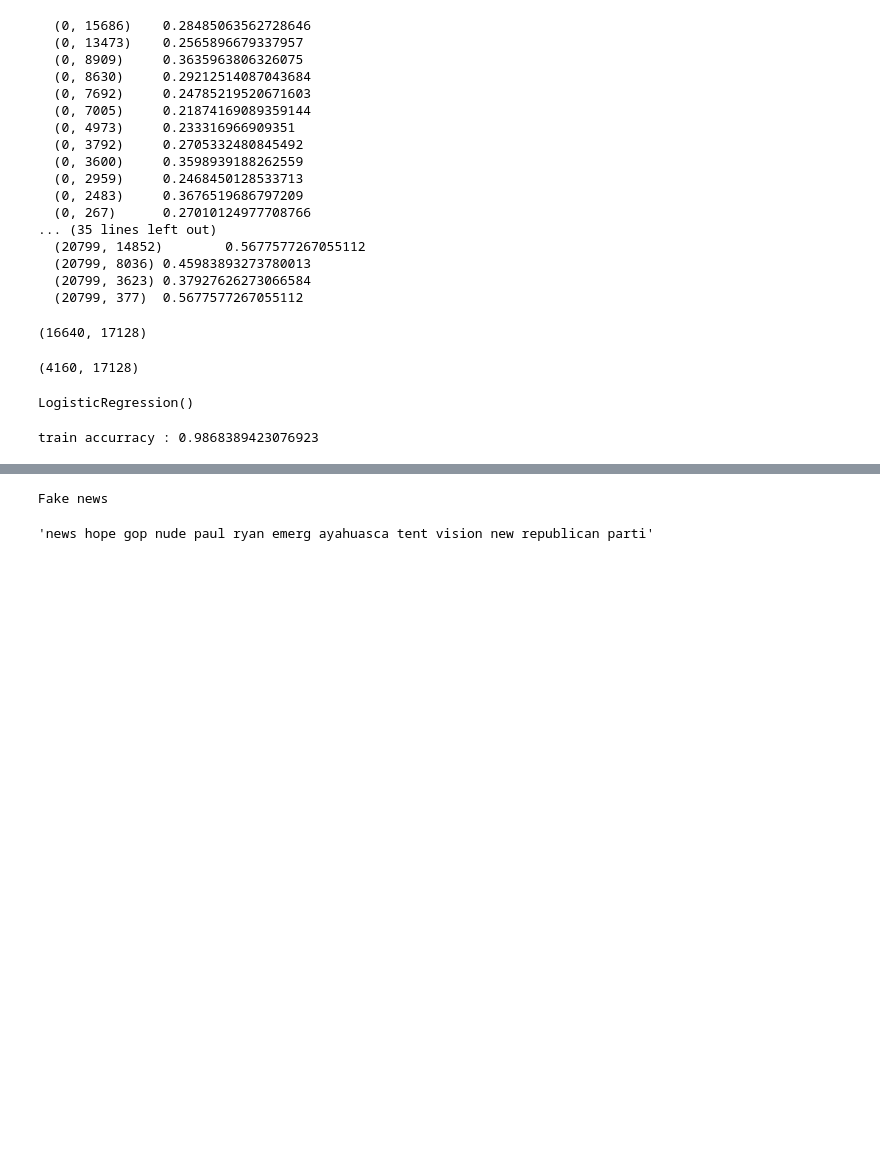
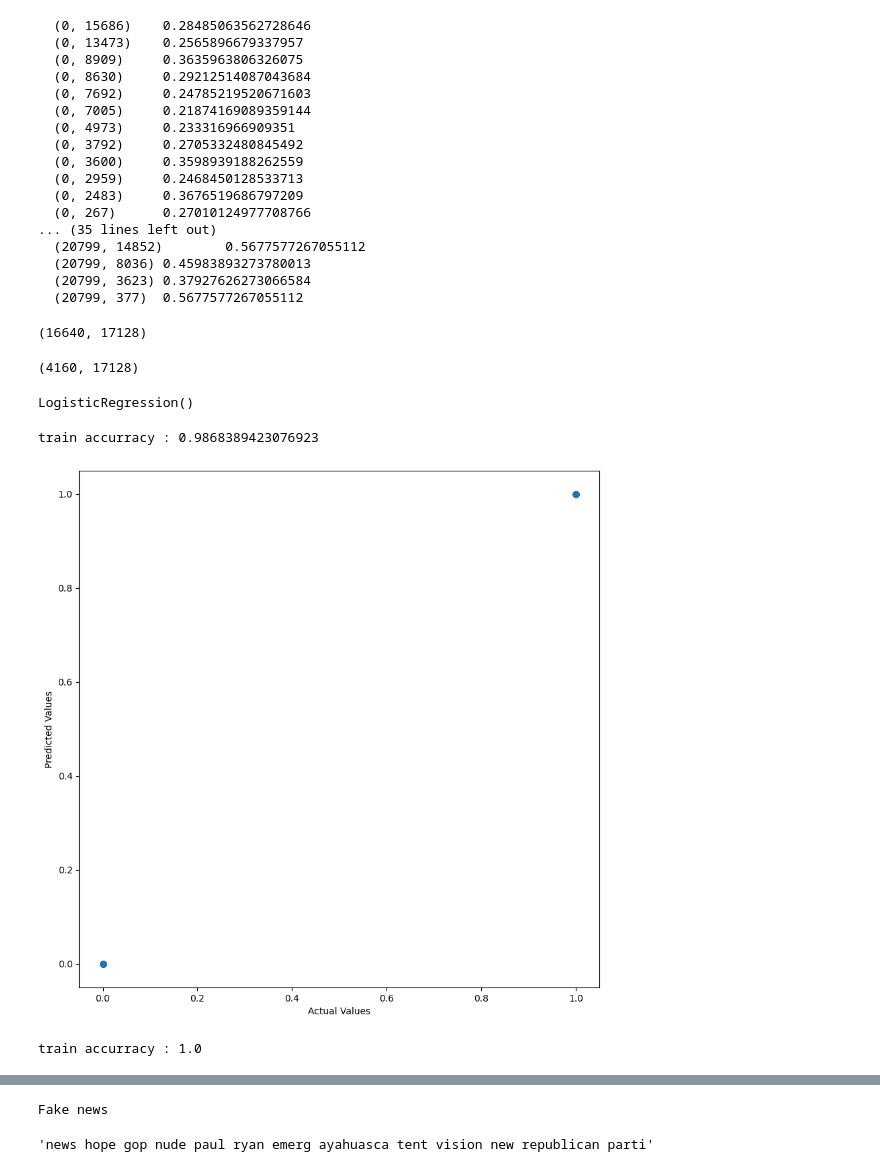
Before and after one commit to prabhjyot009/Fake-News-Detection-Machine-Learning, a Jupyter notebook: Fake News Detector.ipynb, the cells around one changed output, grey strips where cells are left out. Drawn from its saved outputs; the diff is of its cells as text; code cells hidden in the pictures; blank space fills up the shorter version.

Commit message:
Fake News Prediction Model

```diff
--- a/Fake News Detector.ipynb
+++ b/Fake News Detector.ipynb
@@ -159,6 +159,37 @@ train_y_pred = model.predict(X_train)
 print("train accurracy :",accuracy_score(train_y_pred,y_train))
 # %% [output]
 train accurracy : 0.9868389423076923
+# %%
+#create a logistic regression science diagram to show the accuracy of the model.
+# import matplotlib.pyplot as plt
+# plt.figure(figsize=(10,10))
+# plt.scatter(y_train,train_y_pred)
+# plt.xlabel('Actual Values')
+# plt.ylabel('Predicted Values')
+# plt.show()
+
+# test_y_pred = model.predict(X_test)
+# print("test accurracy :",accuracy_score(test_y_pred,y_test))
+#create a logistic regression with decision tree.
+#create a logistic regression binary regression.
+import matplotlib.pyplot as plt
+plt.figure(figsize=(10,10))
+plt.scatter(y_train,train_y_pred)
+plt.xlabel('Actual Values')
+plt.ylabel('Predicted Values')
+plt.show()
+# %% [output]
+[figure, added]
+# %%
+from sklearn.tree import DecisionTreeClassifier
+model = DecisionTreeClassifier()
+model.fit(X_train,y_train)
+
+
+train_y_pred = model.predict(X_train)
+print("train accurracy :",accuracy_score(train_y_pred,y_train))
+# %% [output]
+train accurracy : 1.0
 # %%
 test_y_pred = model.predict(X_test)
 print("train accurracy :",accuracy_score(test_y_pred,y_test))
```
Also changed, not shown: parts of 1 cell of this notebook, 4 other files.
